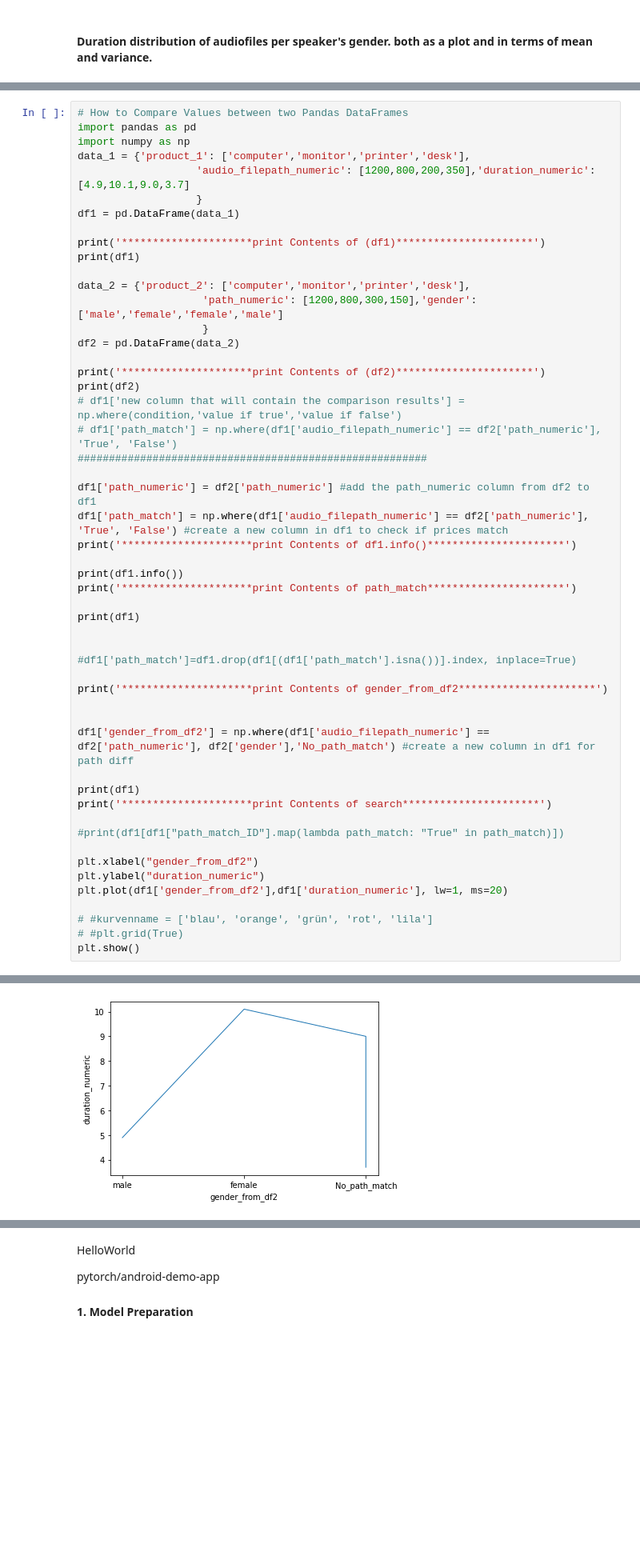
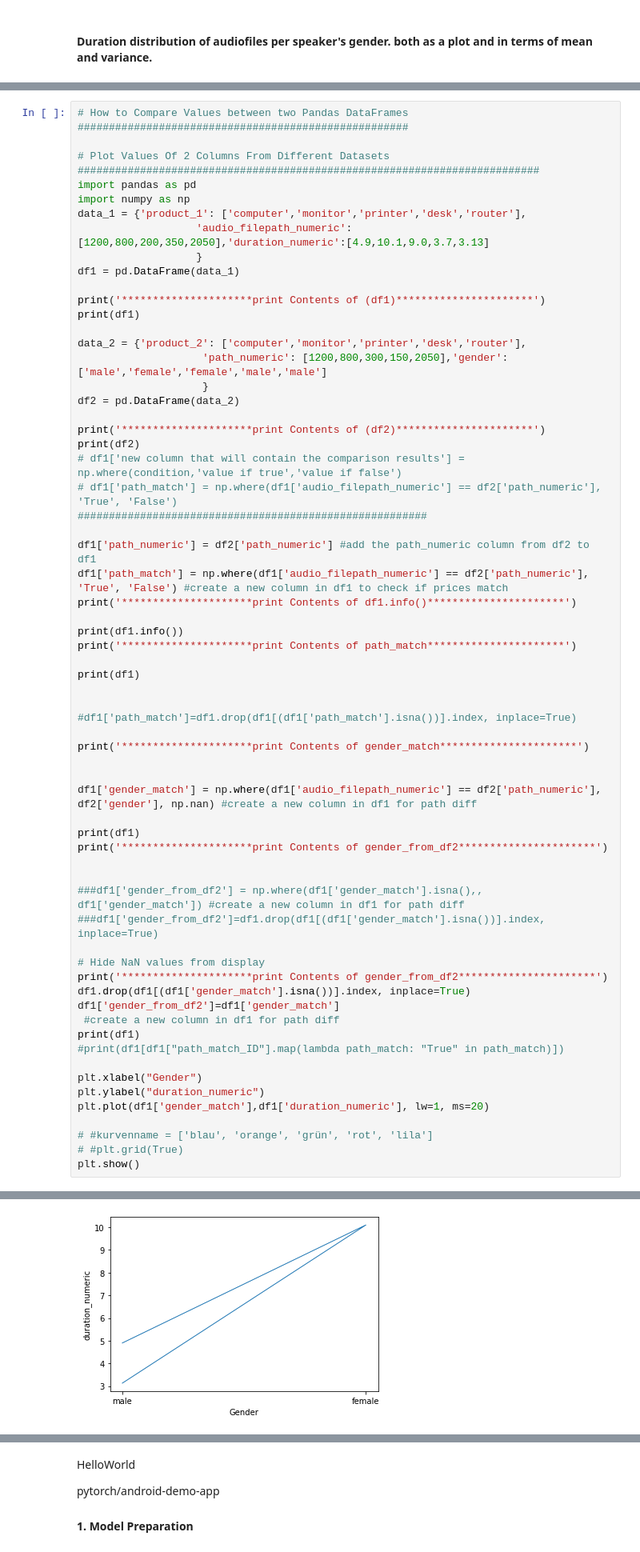
Before and after one commit to MohamedMesto/MasterThesis-QU-DFKI-Accented-Speech-Recognition-ASR, a Jupyter notebook: Experimentation/AnalyzeResults_ASR.ipynb, the cells around one changed output, grey strips where cells are left out. Shown at 80% size. Drawn from its saved outputs; the diff is of its cells as text; blank space fills up the shorter version.

```diff
--- a/Experimentation/AnalyzeResults_ASR.ipynb
+++ b/Experimentation/AnalyzeResults_ASR.ipynb
@@ -1045,17 +1153,21 @@ SyntaxError: ignored
 # %%
 # How to Compare Values between two Pandas DataFrames
+#####################################################
+
+# Plot Values Of 2 Columns From Different Datasets
+##########################################################################
 import pandas as pd
 import numpy as np
-data_1 = {'product_1': ['computer','monitor','printer','desk'],
-                   'audio_filepath_numeric': [1200,800,200,350],'duration_numeric':[4.9,10.1,9.0,3.7]
+data_1 = {'product_1': ['computer','monitor','printer','desk','router'],
+                   'audio_filepath_numeric': [1200,800,200,350,2050],'duration_numeric':[4.9,10.1,9.0,3.7,3.13]
                    }
 df1 = pd.DataFrame(data_1)
 
 print('*********************print Contents of (df1)**********************')
 print(df1)
 
-data_2 = {'product_2': ['computer','monitor','printer','desk'],
-                    'path_numeric': [1200,800,300,150],'gender': ['male','female','female','male']
+data_2 = {'product_2': ['computer','monitor','printer','desk','router'],
+                    'path_numeric': [1200,800,300,150,2050],'gender': ['male','female','female','male','male']
                     }
 df2 = pd.DataFrame(data_2)
 
@@ -1077,19 +1189,29 @@ print(df1)
 
 #df1['path_match']=df1.drop(df1[(df1['path_match'].isna())].index, inplace=True)
 
+print('*********************print Contents of gender_match**********************')
+
+
+df1['gender_match'] = np.where(df1['audio_filepath_numeric'] == df2['path_numeric'], df2['gender'], np.nan) #create a new column in df1 for path diff
+
+print(df1)
 print('*********************print Contents of gender_from_df2**********************')
 
 
-df1['gender_from_df2'] = np.where(df1['audio_filepath_numeric'] == df2['path_numeric'], df2['gender'],'No_path_match') #create a new column in df1 for path diff
+###df1['gender_from_df2'] = np.where(df1['gender_match'].isna(),, df1['gender_match']) #create a new column in df1 for path diff
+###df1['gender_from_df2']=df1.drop(df1[(df1['gender_match'].isna())].index, inplace=True)
 
+# Hide NaN values from display
+print('*********************print Contents of gender_from_df2**********************')
+df1.drop(df1[(df1['gender_match'].isna())].index, inplace=True)
+df1['gender_from_df2']=df1['gender_match']
+ #create a new column in df1 for path diff
 print(df1)
-print('*********************print Contents of search**********************')
-
 #print(df1[df1["path_match_ID"].map(lambda path_match: "True" in path_match)])
 
-plt.xlabel("gender_from_df2")
+plt.xlabel("Gender")
 plt.ylabel("duration_numeric")
-plt.plot(df1['gender_from_df2'],df1['duration_numeric'], lw=1, ms=20)
+plt.plot(df1['gender_match'],df1['duration_numeric'], lw=1, ms=20)
 
 # #kurvenname = ['blau', 'orange', 'grün', 'rot', 'lila']
 # #plt.grid(True)
@@ -1115,4 +1237,4 @@ plt.show()
-[figure, old version]
+[figure, new version]
 # %% [markdown]
 ## <font color="1497d4">  **Running a Basic Emformer Training**</font>
 
```
Also changed, not shown: parts of 7 cells of this notebook.
